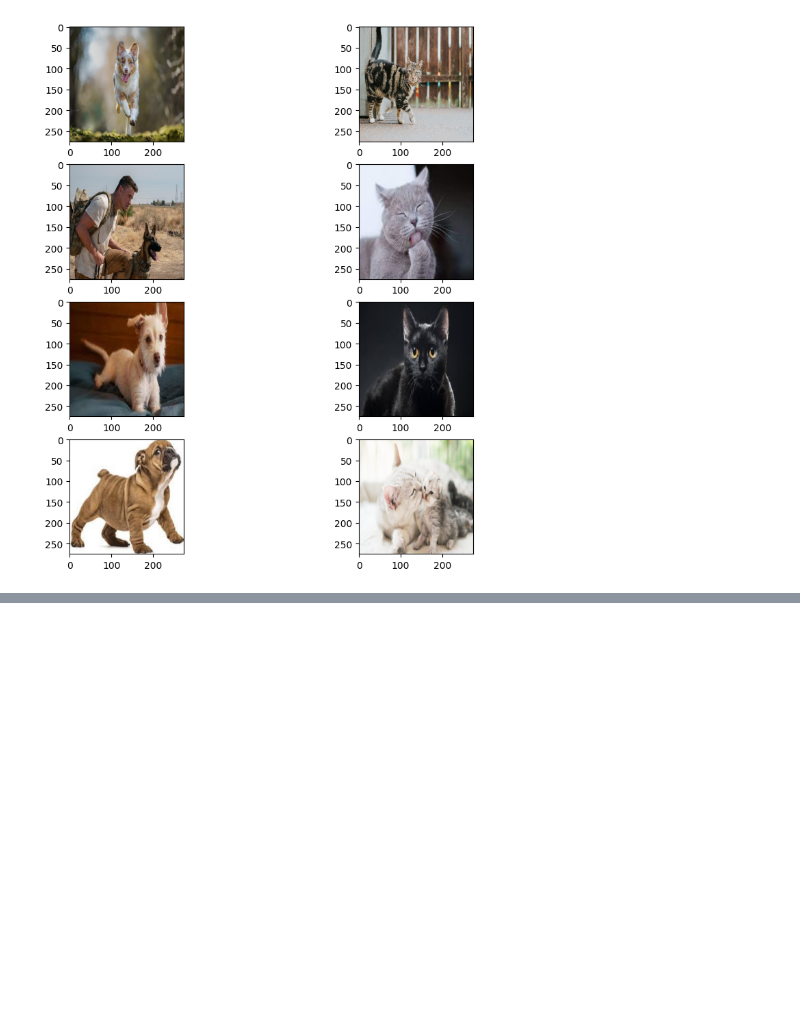
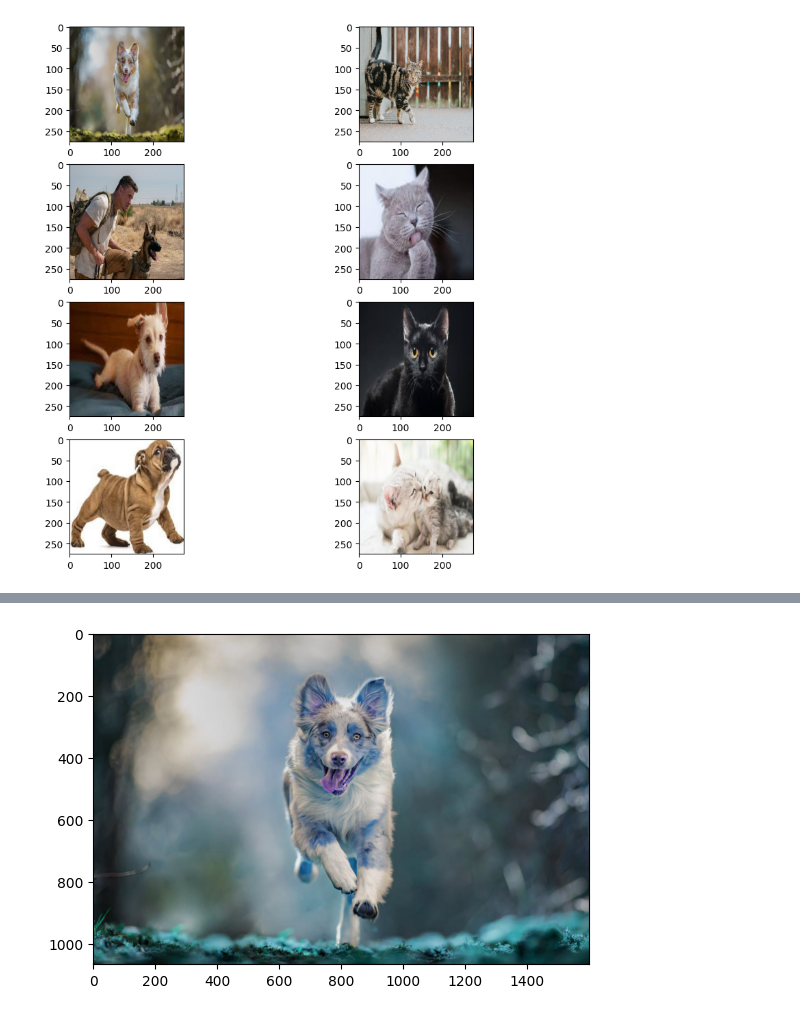
Before and after one commit to Adithyan-mp/Cat_vs_Dog, a Jupyter notebook: prog.ipynb, the cells around one changed output, grey strips where cells are left out. Cells and saved outputs as stored; diff of their text form; code cells hidden in the pictures; blank space fills up the shorter version.

```diff
--- a/prog.ipynb
+++ b/prog.ipynb
@@ -152,0 +194,10 @@ lr
+# %%
+# Read the image using OpenCV
+image = cv2.imread('./train/dogs/dog_0.jpg')
+
+# Display the image using Matplotlib
+plt.imshow(image)
+plt.show()
+image_resize=cv2.resize(image,(275,275))
+# %% [output]
+[figure, added]
```
Also changed, not shown: parts of 11 cells of this notebook, 1 other file.
